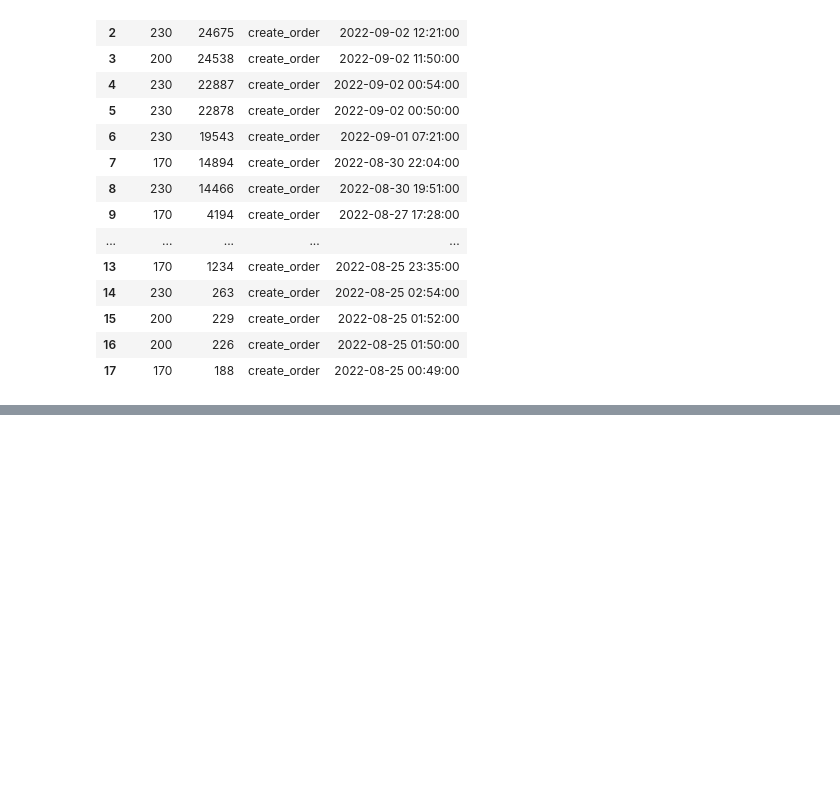
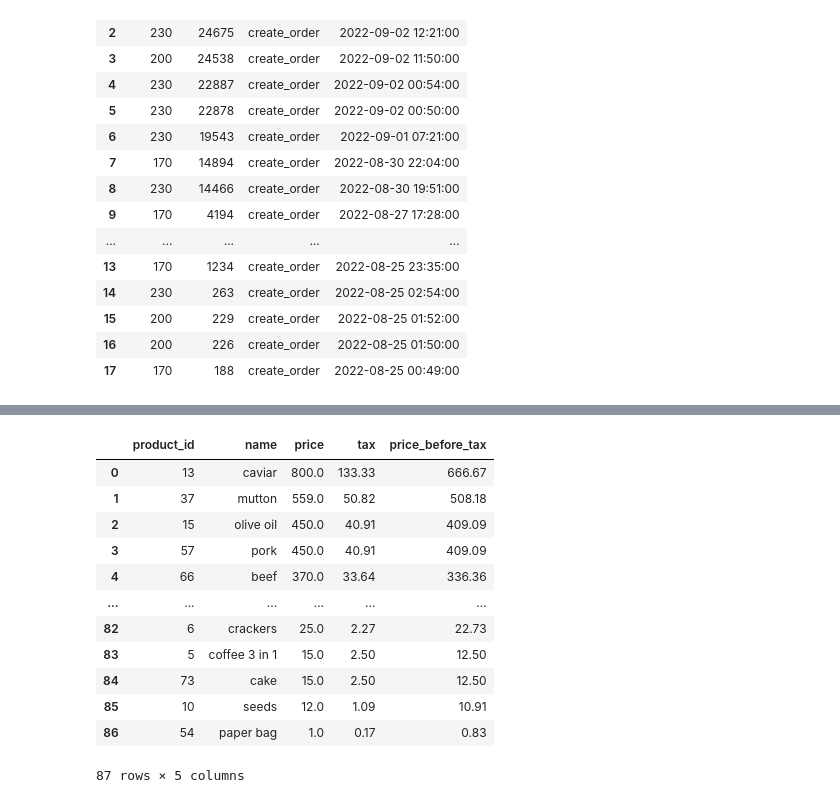
Before and after one commit to Aranaur/py4ds, a Jupyter notebook: sql_filtering.ipynb, the cells around one changed output, grey strips where cells are left out. Cells and saved outputs as stored; diff of their text form; code cells hidden in the pictures; blank space fills up the shorter version.

```diff
--- a/sql_filtering.ipynb
+++ b/sql_filtering.ipynb
@@ -707,0 +986,46 @@ false
+# %%
+#| code-fold: true
+#| code-summary: "Рішення"
+
+%%sql
+SELECT product_id,
+       name,
+       price,
+       round(price * (case when name in ('sugar', 'crackers', 'drying', 'seeds',
+                                         'linseed oil', 'grapes', 'olive oil',
+                                         'watermelon', 'baton', 'yogurt', 'cream', 'buckwheat',
+                                         'oatmeal', 'pasta', 'mutton', 'oranges',
+                                         'bagels', 'bread', 'peas', 'sour cream', 'smoked fish',
+                                         'flour', 'sprats', 'sausages', 'pork', 'rice',
+                                         'sesame oil', 'condensed milk', 'pineapple', 'beef',
+                                         'salt', 'dried fish', 'sunflower oil', 'apples',
+                                         'pears', 'flatbread', 'milk', 'chicken', 'lavash', 'waffles', 'tangerines')
+                      then 0.1 / 1.1
+                      else 0.2 / 1.2 end), 2) as tax,
+       round(price / (case when name in ('sugar', 'crackers', 'drying', 'seeds',
+                                         'linseed oil', 'grapes', 'olive oil',
+                                         'watermelon', 'baton', 'yogurt', 'cream', 'buckwheat',
+                                         'oatmeal', 'pasta', 'mutton', 'oranges',
+                                         'bagels', 'bread', 'peas', 'sour cream', 'smoked fish',
+                                         'flour', 'sprats', 'sausages', 'pork', 'rice',
+                                         'sesame oil', 'condensed milk', 'pineapple', 'beef',
+                                         'salt', 'dried fish', 'sunflower oil', 'apples',
+                                         'pears', 'flatbread', 'milk', 'chicken', 'lavash', 'waffles', 'tangerines')
+                      then 1.1
+                      else 1.2 end), 2) as price_before_tax
+FROM   products
+ORDER BY price_before_tax desc, product_id asc;
+# %% [output]
+|  | product_id | name | price | tax | price_before_tax |
+| 0 | 13 | caviar | 800.0 | 133.33 | 666.67 |
+| 1 | 37 | mutton | 559.0 | 50.82 | 508.18 |
+| 2 | 15 | olive oil | 450.0 | 40.91 | 409.09 |
+| 3 | 57 | pork | 450.0 | 40.91 | 409.09 |
+| 4 | 66 | beef | 370.0 | 33.64 | 336.36 |
+| ... | ... | ... | ... | ... | ... |
+| 82 | 6 | crackers | 25.0 | 2.27 | 22.73 |
+| 83 | 5 | coffee 3 in 1 | 15.0 | 2.50 | 12.50 |
+| 84 | 73 | cake | 15.0 | 2.50 | 12.50 |
+| 85 | 10 | seeds | 12.0 | 1.09 | 10.91 |
+| 86 | 54 | paper bag | 1.0 | 0.17 | 0.83 |
+87 rows × 5 columns
```
Also changed, not shown: parts of 40 cells of this notebook, 4 other files.
